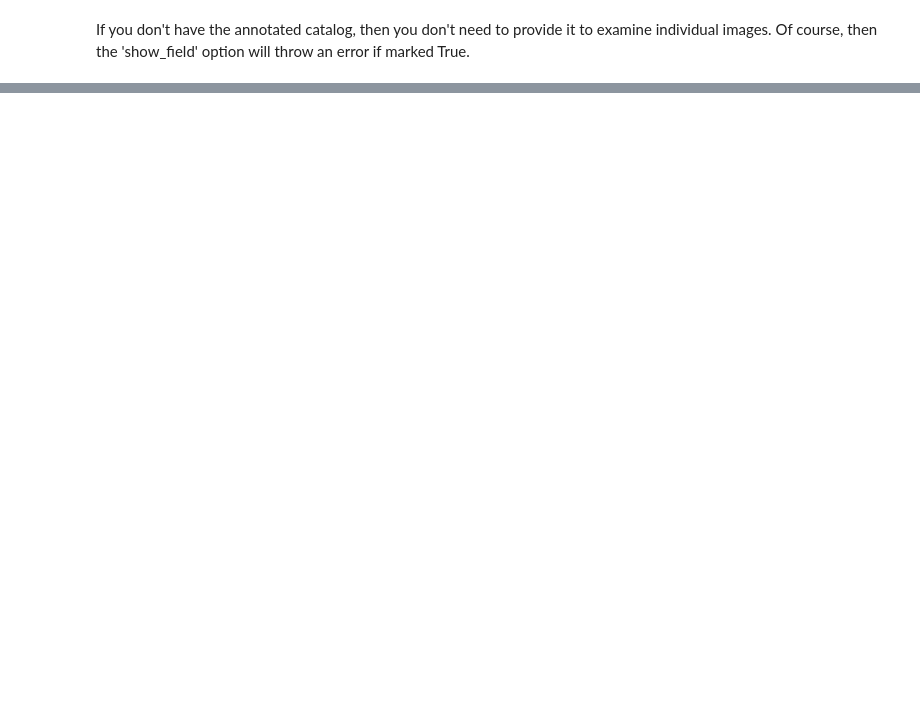
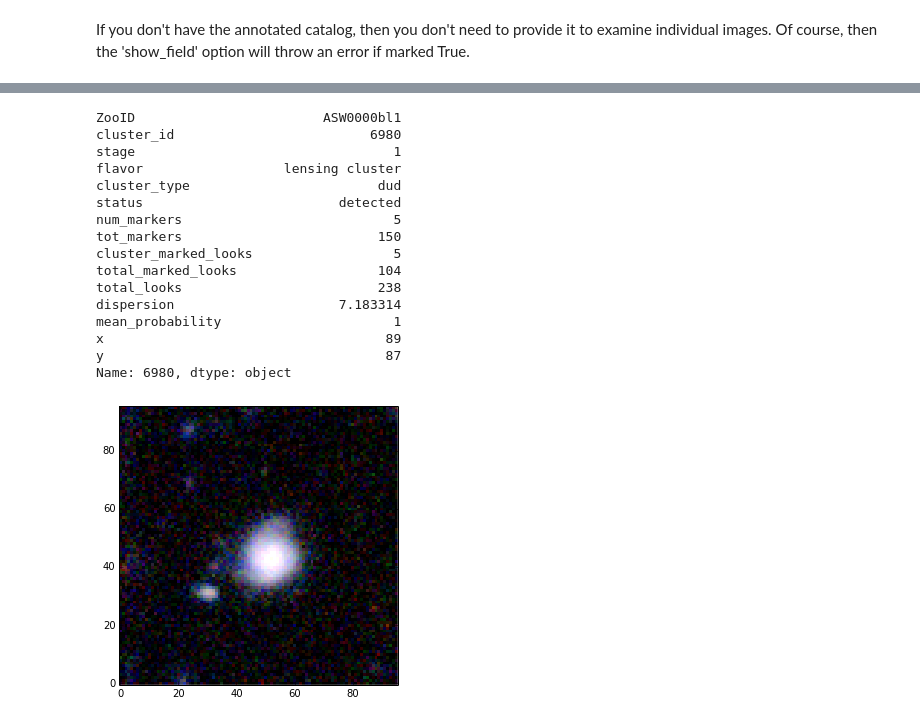
Before and after one commit to linan7788626/strongcnn, a Jupyter notebook: code/examine catalog.ipynb, the cells around one changed output, grey strips where cells are left out. Drawn from its saved outputs; the diff is of its cells as text; code cells hidden in the pictures; blank space fills up the shorter version.

```diff
--- a/code/examine catalog.ipynb
+++ b/code/examine catalog.ipynb
@@ -178,0 +186,20 @@ Name: 93, dtype: object
+# %%
+examine_cutouts(cluster_catalog, cluster_directory, annotated_catalog, field_directory, plot_alpha=True)
+# %% [output]
+ZooID                        ASW0000bl1
+cluster_id                         6980
+stage                                 1
+flavor                  lensing cluster
+cluster_type                        dud
+status                         detected
+num_markers                           5
+tot_markers                         150
+cluster_marked_looks                  5
+total_marked_looks                  104
+total_looks                         238
+dispersion                     7.183314
+mean_probability                      1
+x                                    89
+y                                    87
+Name: 6980, dtype: object
+[figure, added]
```
Also changed, not shown: parts of 7 cells of this notebook, 1 other file.
